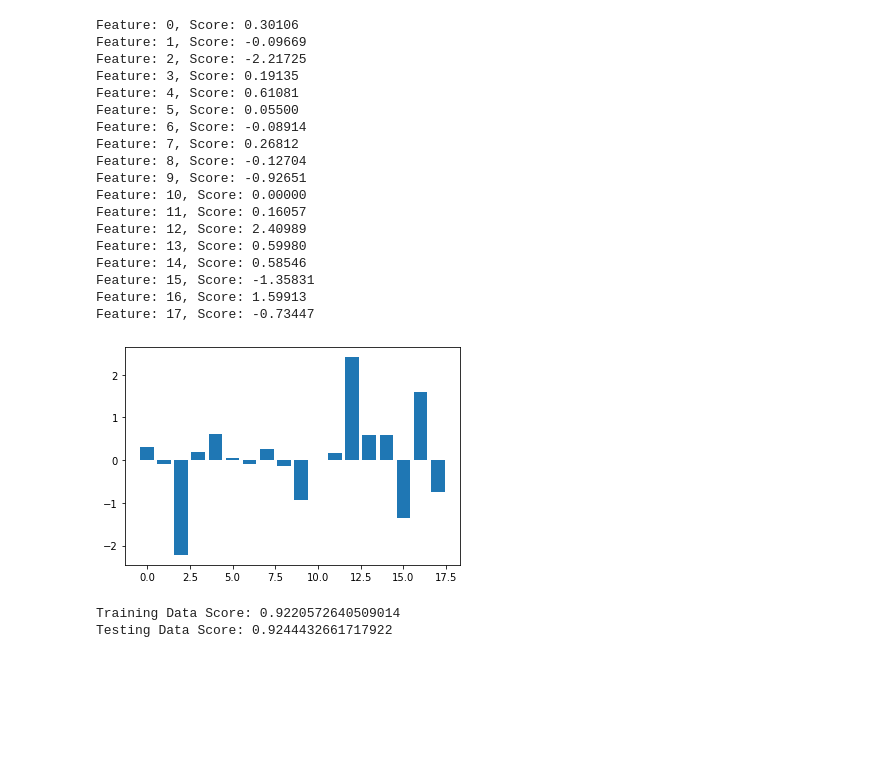
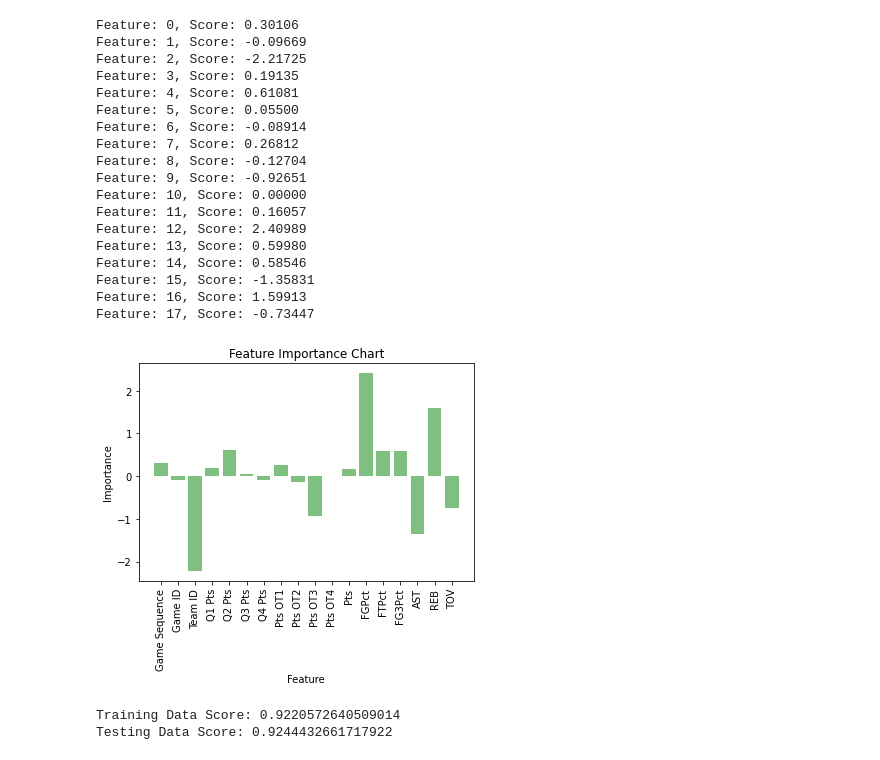
Before and after one commit to CindyBrady/Machine-Learning_Challenge, a Jupyter notebook: LogRegression-FeatureImportance12.ipynb, the cells around one changed output. Saved outputs shown, nothing was run; the diff lists cells and outputs as text; code cells hidden in the pictures; blank space fills up the shorter version.

Commit message:
Update Feature Importance
Add colors and labels to utilize in Tableau

```diff
--- a/LogRegression-FeatureImportance12.ipynb
+++ b/LogRegression-FeatureImportance12.ipynb
@@ -110,11 +110,18 @@ Feature: 14, Score: 0.58546
 Feature: 15, Score: -1.35831
 Feature: 16, Score: 1.59913
 Feature: 17, Score: -0.73447
-# %%
-pyplot.bar([x for x in range(len(importance))], importance)
-pyplot.show()
-# %% [output]
-[figure, removed]
+# %%
+pyplot.bar([x for x in range(len(importance))], importance, color = 'g', alpha = 0.5, align = 'center')
+tick_locations = [x for x in range(len(importance))]
+pyplot.xticks(tick_locations, ["Game Sequence", "Game ID", "Team ID", "Q1 Pts", "Q2 Pts", "Q3 Pts",
+                            "Q4 Pts", "Pts OT1", "Pts OT2", "Pts OT3", "Pts OT4", "Pts", "FGPct", "FTPct","FG3Pct", "AST", "REB", "TOV"],
+                              rotation = 'vertical')
+pyplot.title("Feature Importance Chart")
+pyplot.xlabel("Feature")
+pyplot.ylabel("Importance")
+pyplot.show()
+# %% [output]
+[figure, added]
 # %%
 print(f"Training Data Score: {classifier.score(X_train_scaled, y_train)}")
 print(f"Testing Data Score: {classifier.score(X_test_scaled, y_test)}")
```
Also changed, not shown: 2 other files.
